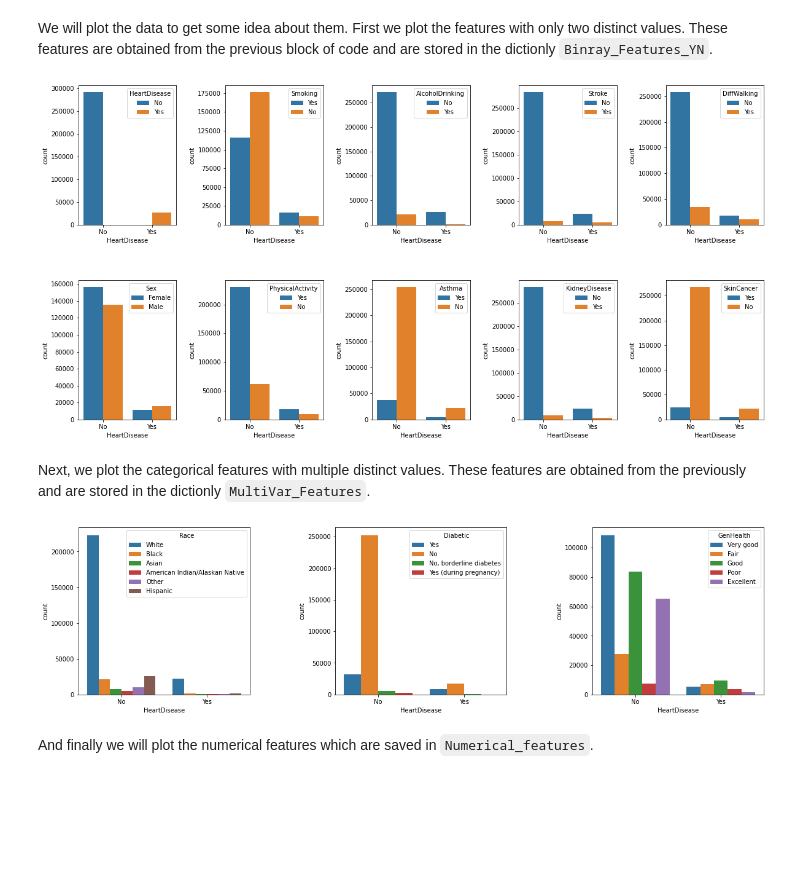
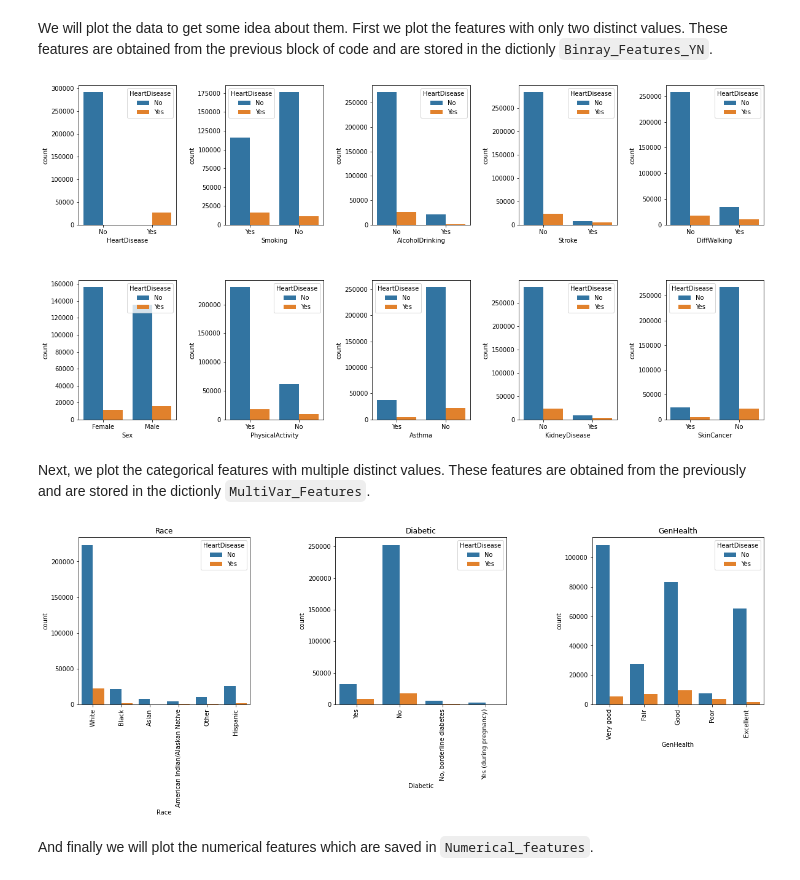
Before and after one commit to miladshiraniUCB/Heart-Disease-Prediction, a Jupyter notebook: Project_Phase_3.ipynb, the cells around one changed output. Cells and saved outputs as stored; diff of their text form; code cells hidden in the pictures; blank space fills up the shorter version.

```diff
--- a/Project_Phase_3.ipynb
+++ b/Project_Phase_3.ipynb
@@ -206,22 +207,27 @@ figs.subplots_adjust(hspace=0.4, wspace=0.5)
 
 for i, item in enumerate(Binray_Features_YN):
   ax = axes[i//5][i%5]
-  sns.countplot(data=df,x="HeartDisease",hue=item, ax = ax);
+  # sns.countplot(data=df,x="HeartDisease",hue=item, ax = ax);
+  sns.countplot(data=df,x=item,hue="HeartDisease", ax = ax);
+  # sns.countplot(data=df,x=df.loc[df["HeartDisease"] == "Yes"][item], ax = ax, color = "tab:blue", alpha = 0.3);
+  # sns.countplot(data=df,x=df.loc[df["HeartDisease"] == "No"][item], ax = ax, color = "tab:red", alpha = 0.3);
 # %% [output]
-[figure, old version]
+[figure, new version]
 # %% [markdown]
 Next, we plot the categorical features with multiple distinct values. These features are obtained from the previously and are stored in the dictionly `MultiVar_Features`.
 # %%
 figs, axes = plt.subplots(nrows= 1 , ncols=3, figsize = (20, 5))
 
 figs.subplots_adjust(hspace=0.4, wspace=0.5)
 l = list(MultiVar_Features.keys())
 l.remove("AgeCategory")
 for i, item in enumerate(l):
   ax = axes[i]
-  sns.countplot(data=df,x="HeartDisease",hue=item, ax = ax);
+  g = sns.countplot(data=df,x=item,hue="HeartDisease", ax = ax)
+  g.set_xticklabels(labels = df[item].unique(), rotation=90)
+  g.set_title(item);
 # %% [output]
-[figure, old version]
+[figure, new version]
 # %% [markdown]
 And finally we will plot the numerical features which are saved in `Numerical_features`.
 # %%
```
Also changed, not shown: parts of 34 cells of this notebook.
